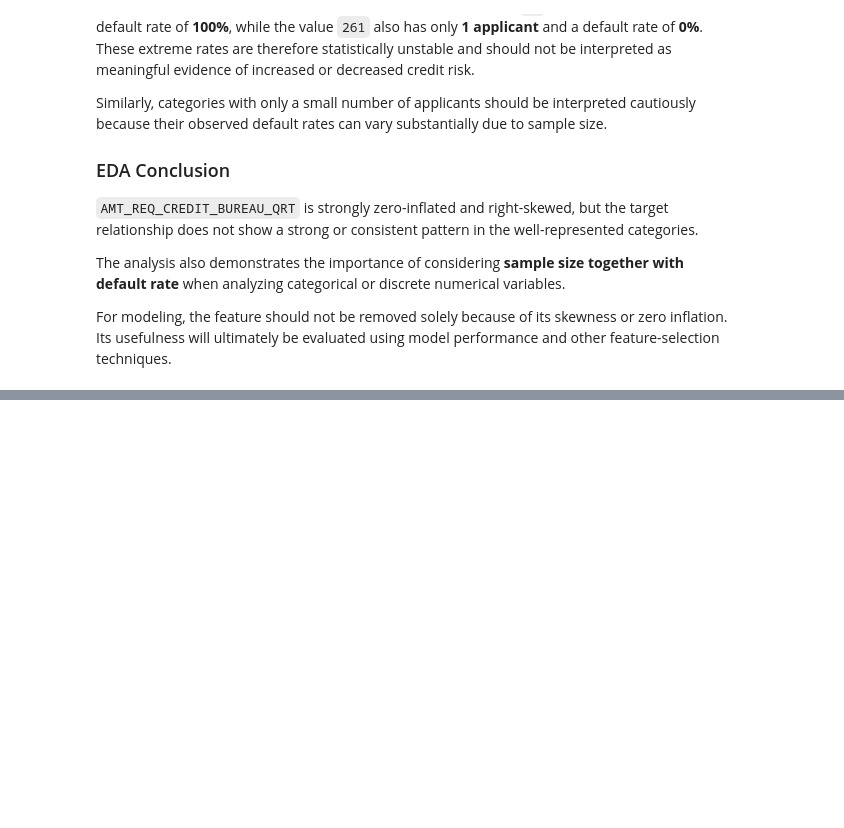
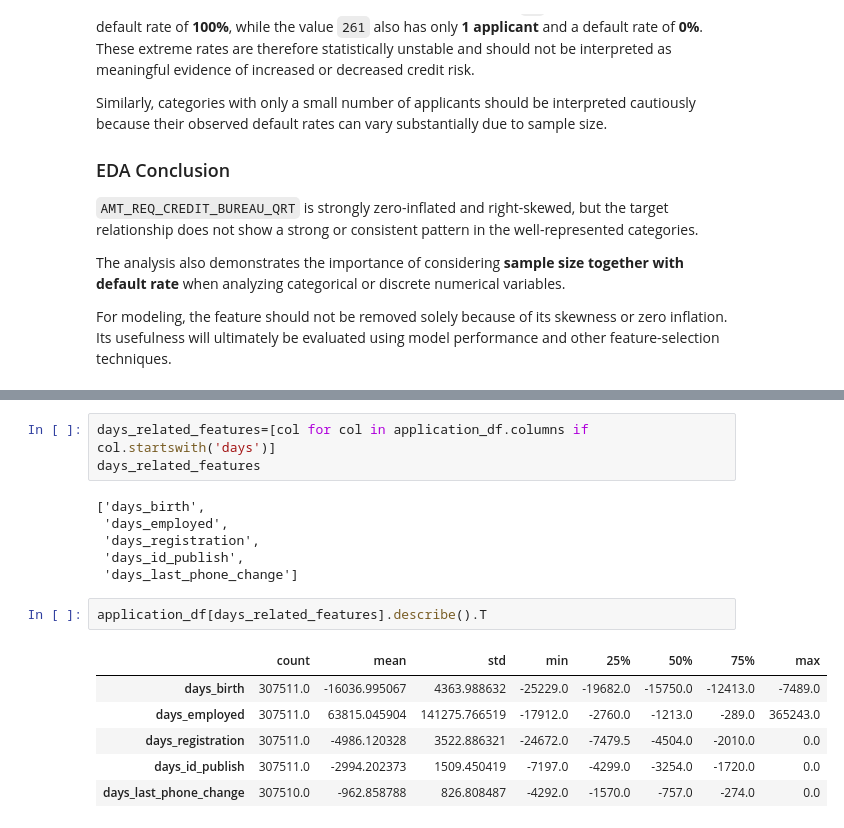
Before and after one commit to Roxy099/data_science_project, a Jupyter notebook: notebooks/baseline_model.ipynb, the cells around one changed output, grey strips where cells are left out. Cells and saved outputs as stored; diff of their text form; blank space fills up the shorter version.

```diff
--- a/notebooks/baseline_model.ipynb
+++ b/notebooks/baseline_model.ipynb
@@ -1097,0 +1282,18 @@ For modeling, the feature should not be removed solely because of its skewness o
+# %%
+days_related_features=[col for col in application_df.columns if col.startswith('days')]
+days_related_features
+# %% [output]
+['days_birth',
+ 'days_employed',
+ 'days_registration',
+ 'days_id_publish',
+ 'days_last_phone_change']
+# %%
+application_df[days_related_features].describe().T
+# %% [output]
+|  | count | mean | std | min | 25% | 50% | 75% | max |
+| days_birth | 307511.0 | -16036.995067 | 4363.988632 | -25229.0 | -19682.0 | -15750.0 | -12413.0 | -7489.0 |
+| days_employed | 307511.0 | 63815.045904 | 141275.766519 | -17912.0 | -2760.0 | -1213.0 | -289.0 | 365243.0 |
+| days_registration | 307511.0 | -4986.120328 | 3522.886321 | -24672.0 | -7479.5 | -4504.0 | -2010.0 | 0.0 |
+| days_id_publish | 307511.0 | -2994.202373 | 1509.450419 | -7197.0 | -4299.0 | -3254.0 | -1720.0 | 0.0 |
+| days_last_phone_change | 307510.0 | -962.858788 | 826.808487 | -4292.0 | -1570.0 | -757.0 | -274.0 | 0.0 |
```
Also changed, not shown: parts of 44 cells of this notebook.
